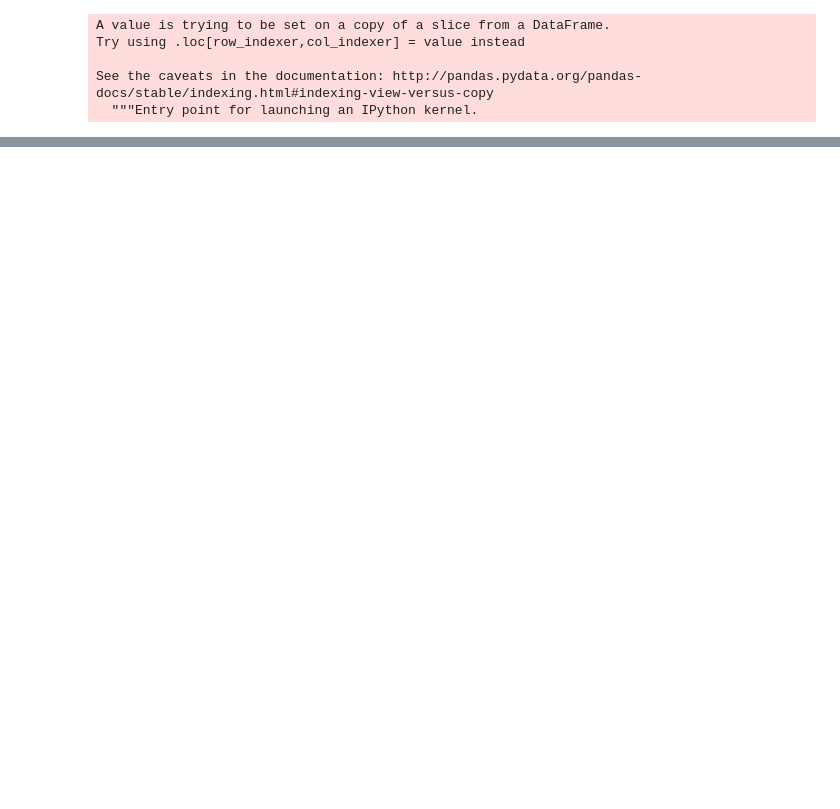
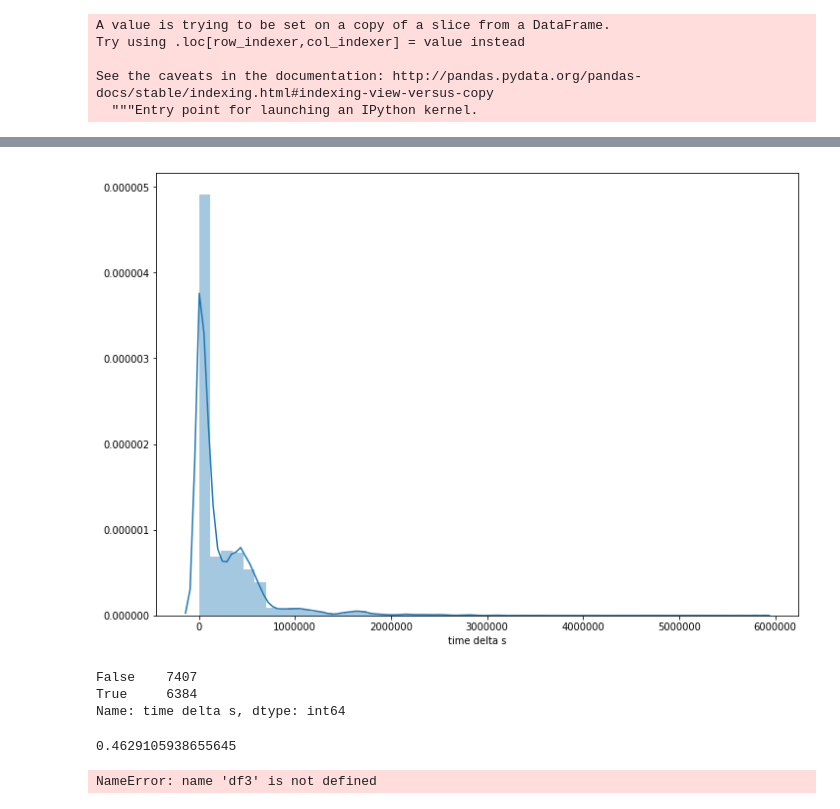
Before and after one commit to IsabellaCiambotti/uthini_repo, a Jupyter notebook: sessions datetime.ipynb, the cells around one changed output, grey strips where cells are left out. Drawn from its saved outputs; the diff is of its cells as text; code cells hidden in the pictures; blank space fills up the shorter version.

```diff
--- a/sessions datetime.ipynb
+++ b/sessions datetime.ipynb
@@ -26,2 +32,6 @@ df['Start hour'] = pd.to_datetime(df['Start time'])
+# %%
+#Defining a new column called Start Hour. We used this column to check which time of day the session was done in.
+
+df['Start hour'] = pd.to_datetime(df['ActualStartTime'])
 # %%
 df['Start hour'] = df['Start hour'].dt.hour
@@ -81,6 +106,6 @@ df2.shape
 # %%
-df2['Start time R'] = pd.to_datetime(df2['Start time formatted'])
-df2.drop(['Start time formatted', 'End time formatted'], axis=1);
+df2['Start time R'] = pd.to_datetime(df2['ActualStartTime'])
+df2.drop(['ActualStartTime', 'EndTime'], axis=1);
 # %% [output]
 A value is trying to be set on a copy of a slice from a DataFrame.
 Try using .loc[row_indexer,col_indexer] = value instead
@@ -97,0 +123,3 @@ See the caveats in the documentation: http://pandas.pydata.org/pandas-docs/stabl
+# %%
+#Converting time delta into seconds so that we could flag those sessions that were too long
+df2['time delta s'] = df2['time delta'].astype('timedelta64[s]')
@@ -119,0 +165,29 @@ NameError: name 'df' is not defined
+# %%
+#Creating a dataframe of the flagged sessions
+df4= df2[df2['time delta s'] >= 1500.0]
+# %%
+#Plotting a distribution of seconds spent per session for the flagged sessions
+fig,ax = plt.subplots()
+fig.set_size_inches(11.7, 8.27)
+
+x = df4['time delta s']
+sns.distplot(x);
+fig.savefig('timedelta2.png')
+# %% [output]
+[figure, added]
+# %%
+#Finding how many sessions were over an hour long (3600s)
+(df2['time delta s'] >= 3600.0).value_counts()
+# %% [output]
+False    7407
+True     6384
+Name: time delta s, dtype: int64
+# %%
+#Percentage of sessions that were over an hour long
+print(6384/13791)
+# %% [output]
+0.4629105938655645
+# %%
+plt.hist(df3['time delta s'], bins=30);
+# %% [output]
+NameError: name 'df3' is not defined
```
Also changed, not shown: parts of 26 cells of this notebook.
